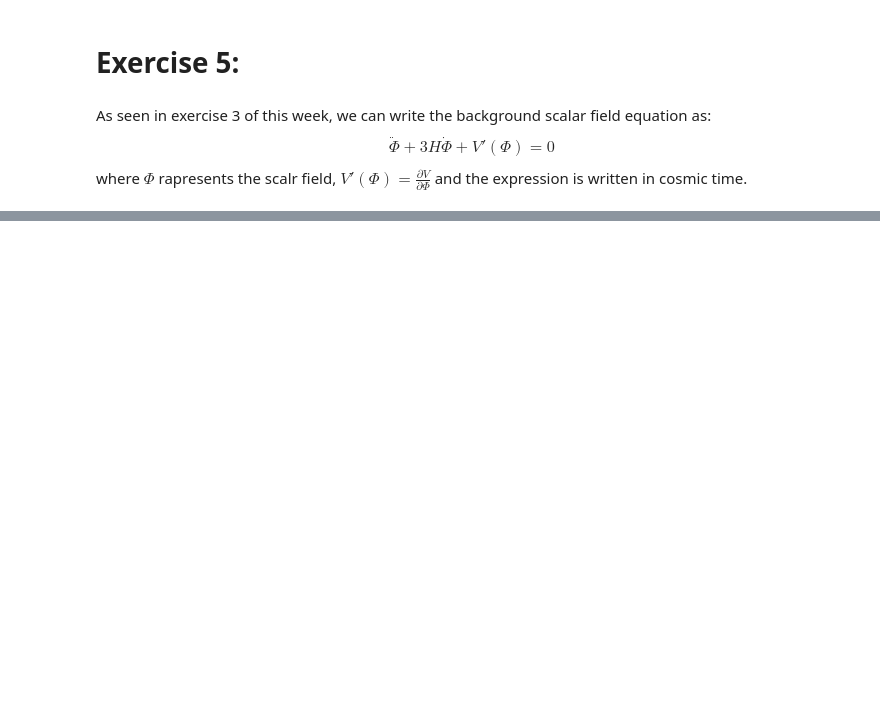
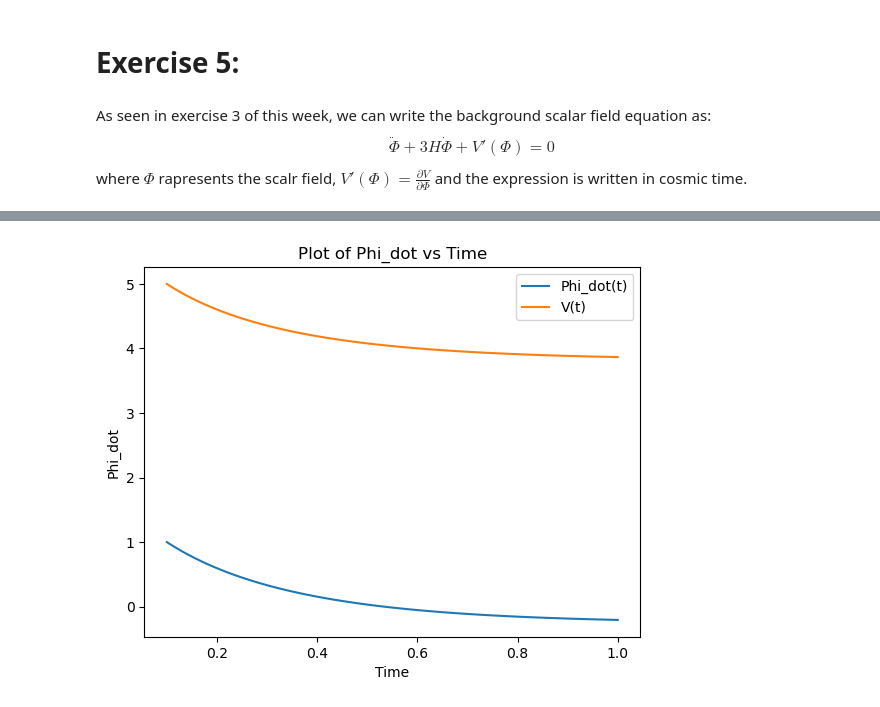
Before and after one commit to GenovaCosmology/AstroCosmoComputational, a Jupyter notebook: Students/Gabriele_Russo/CosmicStructures/ex5.ipynb, the cells around one changed output, grey strips where cells are left out. Drawn from its saved outputs; the diff is of its cells as text; code cells hidden in the pictures; blank space fills up the shorter version.

```diff
--- a/Students/Gabriele_Russo/CosmicStructures/ex5.ipynb
+++ b/Students/Gabriele_Russo/CosmicStructures/ex5.ipynb
@@ -68,0 +118,16 @@ plt.show()
+# %%
+# Compute Phi_dot
+phi_dot = solution[:, 1]
+
+
+# Plot Phi_dot vs time
+plt.plot(np.arange(t0, tf + dt, dt), phi_dot, label='Phi_dot(t)')
+plt.plot(np.arange(t0, tf + dt, dt), V, label='V(t)')
+plt.xlabel('Time')
+plt.ylabel('Phi_dot')
+plt.title('Plot of Phi_dot vs Time')
+plt.legend(loc='best')
+plt.grid(False)
+plt.show()
+# %% [output]
+[figure, added]
```
Also changed, not shown: parts of 8 cells of this notebook.
